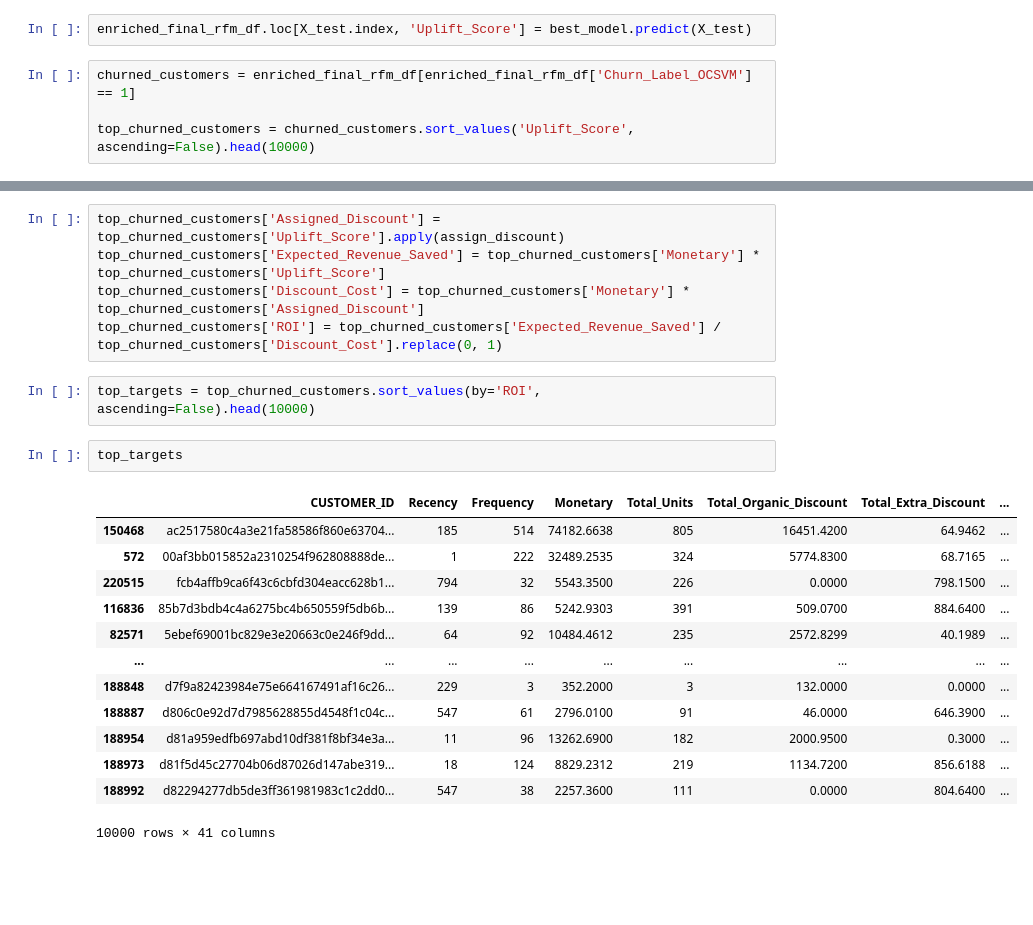
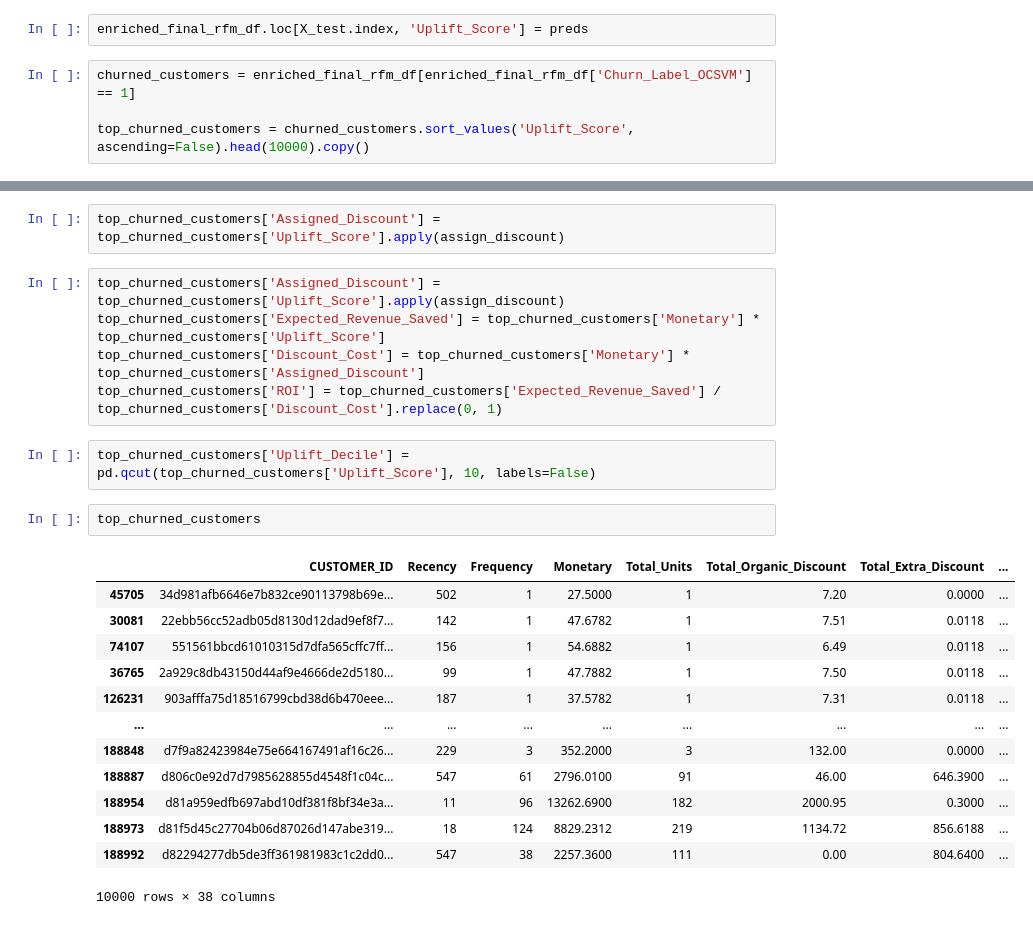
Before and after one commit to RobertoBerrocal/thesis, a Jupyter notebook: notebooks/data_modelling4.ipynb, the cells around one changed output, grey strips where cells are left out. Cells and saved outputs as stored; diff of their text form; blank space fills up the shorter version.

```diff
--- a/notebooks/data_modelling4.ipynb
+++ b/notebooks/data_modelling4.ipynb
@@ -331,11 +385,11 @@ plt.show()
 # %% [markdown]
 ## Targets Dataset
 # %%
-enriched_final_rfm_df.loc[X_test.index, 'Uplift_Score'] = best_model.predict(X_test)
+enriched_final_rfm_df.loc[X_test.index, 'Uplift_Score'] = preds
 # %%
 churned_customers = enriched_final_rfm_df[enriched_final_rfm_df['Churn_Label_OCSVM'] == 1]
 
-top_churned_customers = churned_customers.sort_values('Uplift_Score', ascending=False).head(10000)
+top_churned_customers = churned_customers.sort_values('Uplift_Score', ascending=False).head(10000).copy()
 # %%
 def assign_discount(uplift):
     if uplift > 0.5:
@@ -346,26 +400,28 @@ def assign_discount(uplift):
         return 0.05
     else:
         return 0.00
+# %%
+top_churned_customers['Assigned_Discount'] = top_churned_customers['Uplift_Score'].apply(assign_discount)
 # %%
 top_churned_customers['Assigned_Discount'] = top_churned_customers['Uplift_Score'].apply(assign_discount)
 top_churned_customers['Expected_Revenue_Saved'] = top_churned_customers['Monetary'] * top_churned_customers['Uplift_Score']
 top_churned_customers['Discount_Cost'] = top_churned_customers['Monetary'] * top_churned_customers['Assigned_Discount']
 top_churned_customers['ROI'] = top_churned_customers['Expected_Revenue_Saved'] / top_churned_customers['Discount_Cost'].replace(0, 1)
 # %%
-top_targets = top_churned_customers.sort_values(by='ROI', ascending=False).head(10000)
+top_churned_customers['Uplift_Decile'] = pd.qcut(top_churned_customers['Uplift_Score'], 10, labels=False)
 # %%
-top_targets
+top_churned_customers
 # %% [output]
 |  | CUSTOMER_ID | Recency | Frequency | Monetary | Total_Units | Total_Organic_Discount | Total_Extra_Discount | ... |
-| 150468 | ac2517580c4a3e21fa58586f860e63704... | 185 | 514 | 74182.6638 | 805 | 16451.4200 | 64.9462 | ... |
-| 572 | 00af3bb015852a2310254f962808888de... | 1 | 222 | 32489.2535 | 324 | 5774.8300 | 68.7165 | ... |
-| 220515 | fcb4affb9ca6f43c6cbfd304eacc628b1... | 794 | 32 | 5543.3500 | 226 | 0.0000 | 798.1500 | ... |
-| 116836 | 85b7d3bdb4c4a6275bc4b650559f5db6b... | 139 | 86 | 5242.9303 | 391 | 509.0700 | 884.6400 | ... |
-| 82571 | 5ebef69001bc829e3e20663c0e246f9dd... | 64 | 92 | 10484.4612 | 235 | 2572.8299 | 40.1989 | ... |
+| 45705 | 34d981afb6646e7b832ce90113798b69e... | 502 | 1 | 27.5000 | 1 | 7.20 | 0.0000 | ... |
+| 30081 | 22ebb56cc52adb05d8130d12dad9ef8f7... | 142 | 1 | 47.6782 | 1 | 7.51 | 0.0118 | ... |
+| 74107 | 551561bbcd61010315d7dfa565cffc7ff... | 156 | 1 | 54.6882 | 1 | 6.49 | 0.0118 | ... |
+| 36765 | 2a929c8db43150d44af9e4666de2d5180... | 99 | 1 | 47.7882 | 1 | 7.50 | 0.0118 | ... |
+| 126231 | 903afffa75d18516799cbd38d6b470eee... | 187 | 1 | 37.5782 | 1 | 7.31 | 0.0118 | ... |
 | ... | ... | ... | ... | ... | ... | ... | ... | ... |
-| 188848 | d7f9a82423984e75e664167491af16c26... | 229 | 3 | 352.2000 | 3 | 132.0000 | 0.0000 | ... |
-| 188887 | d806c0e92d7d7985628855d4548f1c04c... | 547 | 61 | 2796.0100 | 91 | 46.0000 | 646.3900 | ... |
-| 188954 | d81a959edfb697abd10df381f8bf34e3a... | 11 | 96 | 13262.6900 | 182 | 2000.9500 | 0.3000 | ... |
-| 188973 | d81f5d45c27704b06d87026d147abe319... | 18 | 124 | 8829.2312 | 219 | 1134.7200 | 856.6188 | ... |
-| 188992 | d82294277db5de3ff361981983c1c2dd0... | 547 | 38 | 2257.3600 | 111 | 0.0000 | 804.6400 | ... |
+| 188848 | d7f9a82423984e75e664167491af16c26... | 229 | 3 | 352.2000 | 3 | 132.00 | 0.0000 | ... |
+| 188887 | d806c0e92d7d7985628855d4548f1c04c... | 547 | 61 | 2796.0100 | 91 | 46.00 | 646.3900 | ... |
+| 188954 | d81a959edfb697abd10df381f8bf34e3a... | 11 | 96 | 13262.6900 | 182 | 2000.95 | 0.3000 | ... |
+| 188973 | d81f5d45c27704b06d87026d147abe319... | 18 | 124 | 8829.2312 | 219 | 1134.72 | 856.6188 | ... |
+| 188992 | d82294277db5de3ff361981983c1c2dd0... | 547 | 38 | 2257.3600 | 111 | 0.00 | 804.6400 | ... |
-10000 rows × 41 columns
+10000 rows × 38 columns
```
Also changed, not shown: parts of 7 cells of this notebook, 1 other file.
